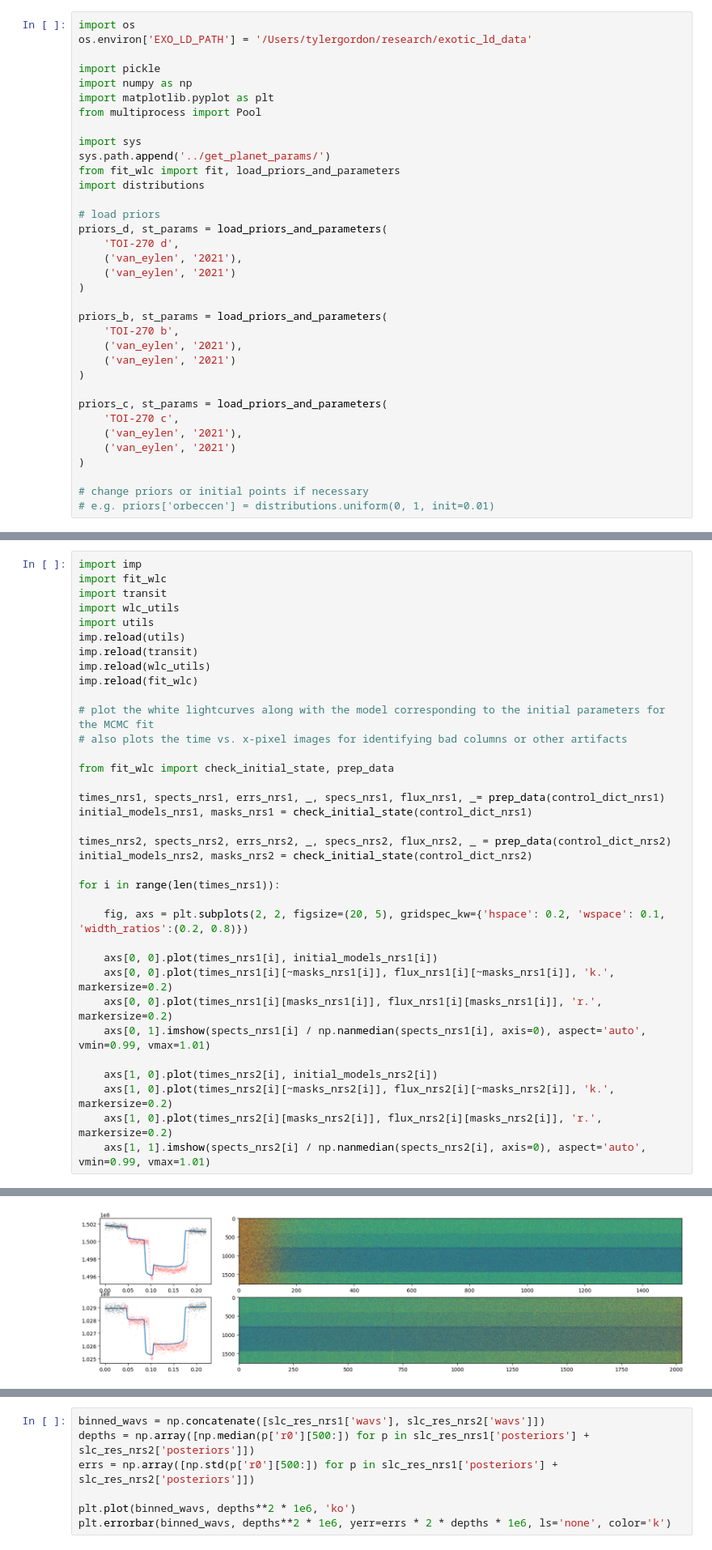
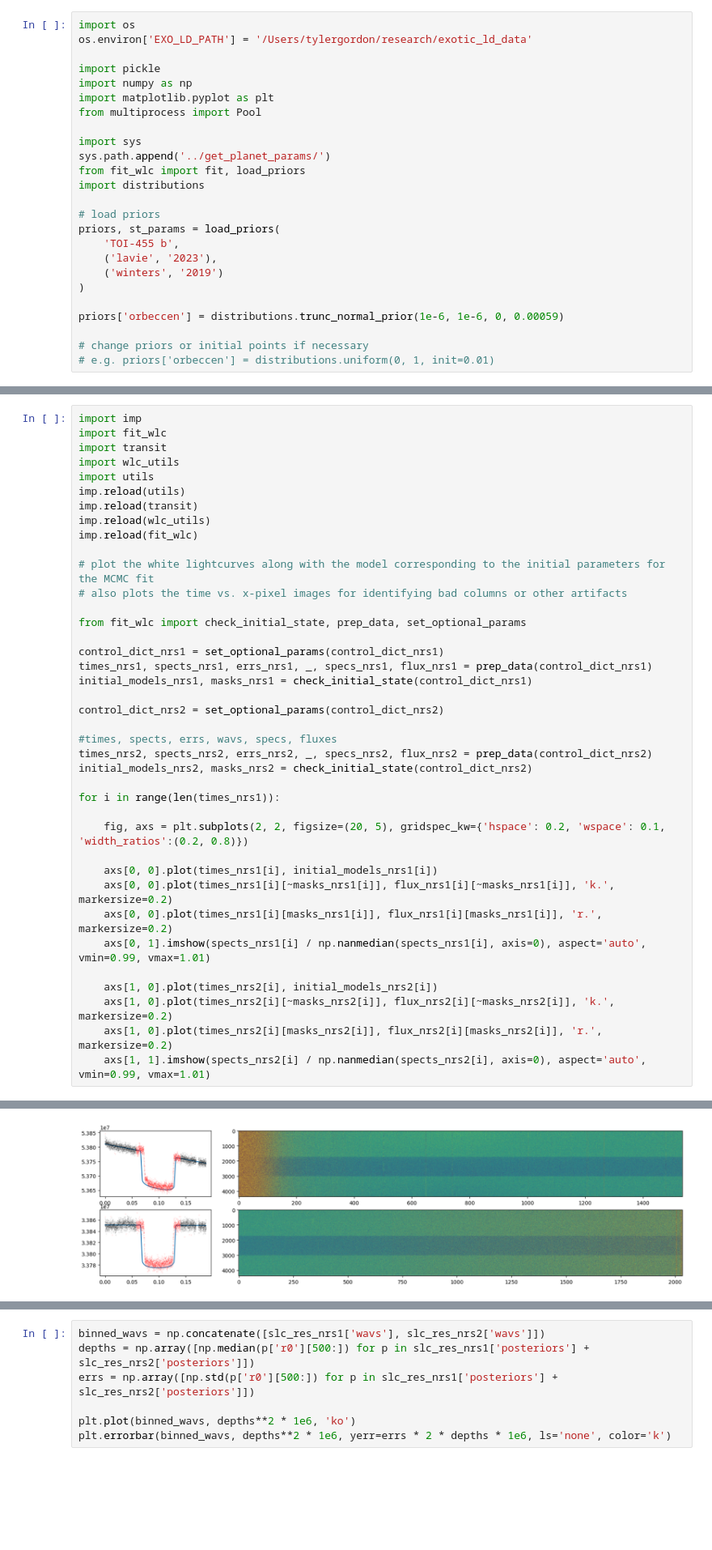
Before and after one commit to tagordon/HBM, a Jupyter notebook: lightcurve_fitting/demo.ipynb, the cells around one changed output, grey strips where cells are left out. Shown at 81% size. Drawn from its saved outputs; the diff is of its cells as text; blank space fills up the shorter version.

```diff
--- a/lightcurve_fitting/demo.ipynb
+++ b/lightcurve_fitting/demo.ipynb
@@ -9,27 +9,17 @@ from multiprocess import Pool
 
 import sys
 sys.path.append('../get_planet_params/')
-from fit_wlc import fit, load_priors_and_parameters
+from fit_wlc import fit, load_priors
 import distributions
 
 # load priors
-priors_d, st_params = load_priors_and_parameters(
-    'TOI-270 d',
-    ('van_eylen', '2021'),
-    ('van_eylen', '2021')
+priors, st_params = load_priors(
+    'TOI-455 b',
+    ('lavie', '2023'),
+    ('winters', '2019')
 )
 
-priors_b, st_params = load_priors_and_parameters(
-    'TOI-270 b',
-    ('van_eylen', '2021'),
-    ('van_eylen', '2021')
-)
-
-priors_c, st_params = load_priors_and_parameters(
-    'TOI-270 c',
-    ('van_eylen', '2021'),
-    ('van_eylen', '2021')
-)
+priors['orbeccen'] = distributions.trunc_normal_prior(1e-6, 1e-6, 0, 0.00059)
 
 # change priors or initial points if necessary
 # e.g. priors['orbeccen'] = distributions.uniform(0, 1, init=0.01)
@@ -107,12 +114,16 @@ imp.reload(fit_wlc)
 # plot the white lightcurves along with the model corresponding to the initial parameters for the MCMC fit
 # also plots the time vs. x-pixel images for identifying bad columns or other artifacts
 
-from fit_wlc import check_initial_state, prep_data
+from fit_wlc import check_initial_state, prep_data, set_optional_params
 
-times_nrs1, spects_nrs1, errs_nrs1, _, specs_nrs1, flux_nrs1, _= prep_data(control_dict_nrs1)
+control_dict_nrs1 = set_optional_params(control_dict_nrs1)
+times_nrs1, spects_nrs1, errs_nrs1, _, specs_nrs1, flux_nrs1 = prep_data(control_dict_nrs1)
 initial_models_nrs1, masks_nrs1 = check_initial_state(control_dict_nrs1)
 
-times_nrs2, spects_nrs2, errs_nrs2, _, specs_nrs2, flux_nrs2, _ = prep_data(control_dict_nrs2)
+control_dict_nrs2 = set_optional_params(control_dict_nrs2)
+
+#times, spects, errs, wavs, specs, fluxes
+times_nrs2, spects_nrs2, errs_nrs2, _, specs_nrs2, flux_nrs2 = prep_data(control_dict_nrs2)
 initial_models_nrs2, masks_nrs2 = check_initial_state(control_dict_nrs2)
 
 for i in range(len(times_nrs1)):
@@ -132 +147 @@ for i in range(len(times_nrs1)):
-[figure, old version]
+[figure, new version]
```
Also changed, not shown: parts of 19 cells of this notebook, 9 other files.
